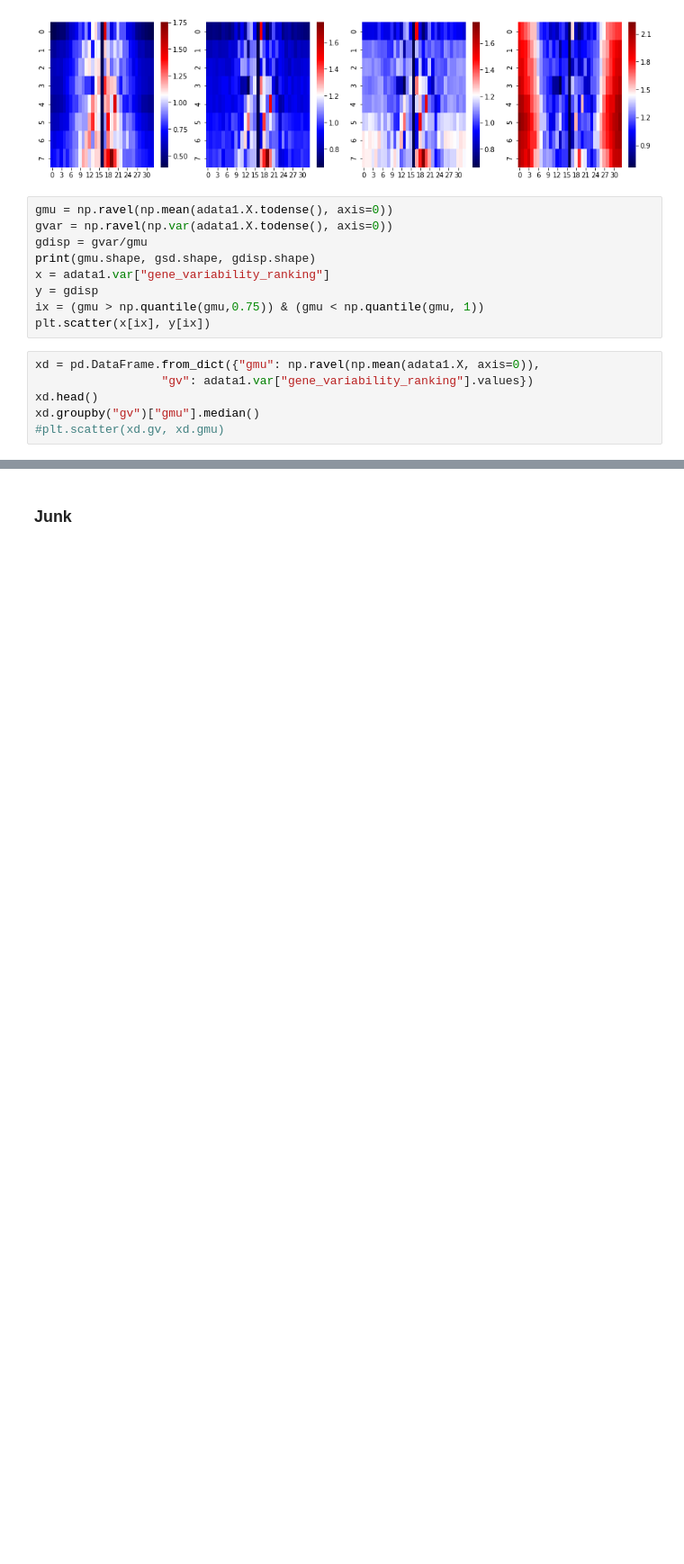
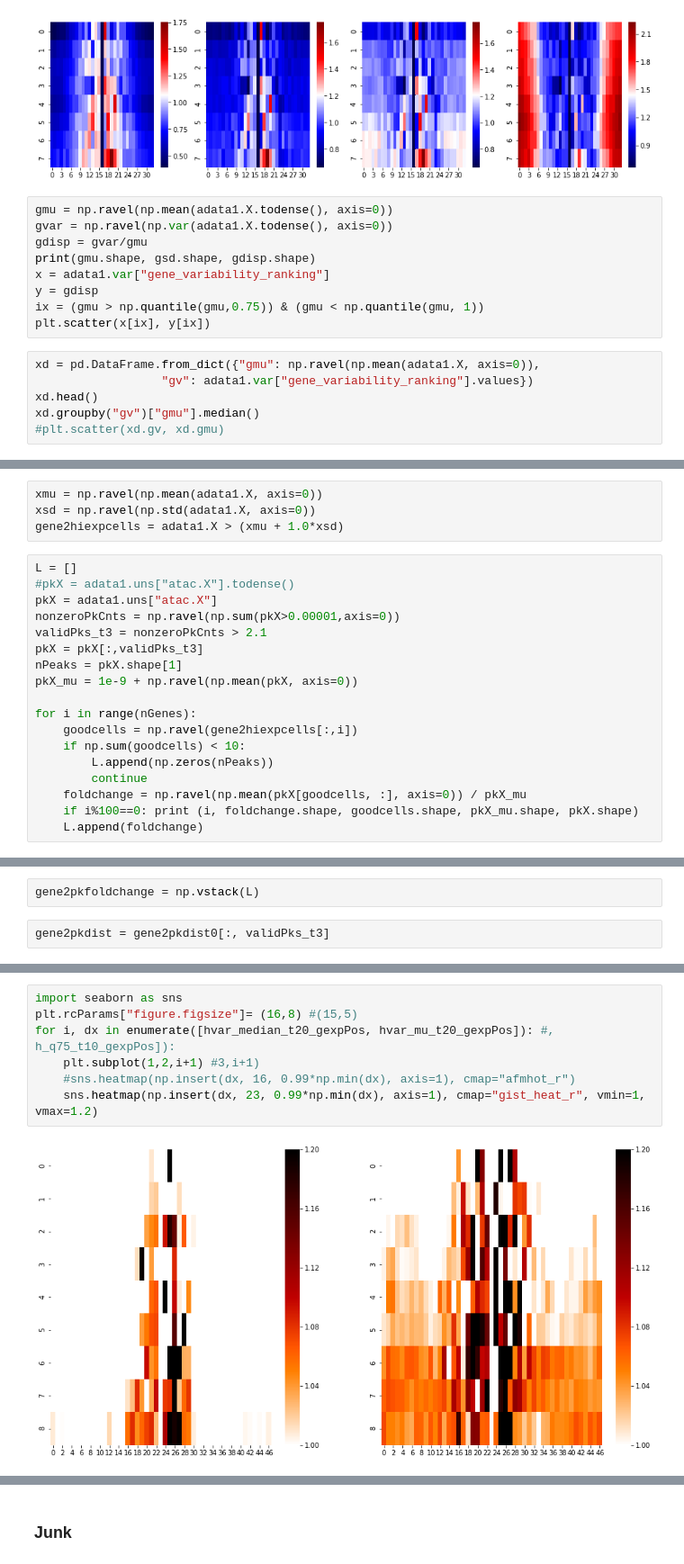
Before and after one commit to rs239/schema, a Jupyter notebook: examples/sci-car/scicar-test1.ipynb, the cells around one changed output, grey strips where cells are left out. Shown: that part at 90% size. Drawn from its saved outputs; the diff is of its cells as text; blank space fills up the shorter version.

```diff
--- a/examples/sci-car/scicar-test1.ipynb
+++ b/examples/sci-car/scicar-test1.ipynb
@@ -611,0 +682,22 @@ xd.groupby("gv")["gmu"].median()
+# %%
+xmu = np.ravel(np.mean(adata1.X, axis=0))
+xsd = np.ravel(np.std(adata1.X, axis=0))
+gene2hiexpcells = adata1.X > (xmu + 1.0*xsd)
+# %%
+L = []
+#pkX = adata1.uns["atac.X"].todense()
+pkX = adata1.uns["atac.X"]
+nonzeroPkCnts = np.ravel(np.sum(pkX>0.00001,axis=0))
+validPks_t3 = nonzeroPkCnts > 2.1
+pkX = pkX[:,validPks_t3]
+nPeaks = pkX.shape[1]
+pkX_mu = 1e-9 + np.ravel(np.mean(pkX, axis=0))
+
+for i in range(nGenes):
+    goodcells = np.ravel(gene2hiexpcells[:,i])
+    if np.sum(goodcells) < 10:
+        L.append(np.zeros(nPeaks))
+        continue
+    foldchange = np.ravel(np.mean(pkX[goodcells, :], axis=0)) / pkX_mu
+    if i%100==0: print (i, foldchange.shape, goodcells.shape, pkX_mu.shape, pkX.shape)
+    L.append(foldchange)
@@ -611,0 +722,4 @@ xd.groupby("gv")["gmu"].median()
+# %%
+gene2pkfoldchange = np.vstack(L)
+# %%
+gene2pkdist = gene2pkdist0[:, validPks_t3]
@@ -611,0 +809,9 @@ xd.groupby("gv")["gmu"].median()
+# %%
+import seaborn as sns
+plt.rcParams["figure.figsize"]= (16,8) #(15,5)
+for i, dx in enumerate([hvar_median_t20_gexpPos, hvar_mu_t20_gexpPos]): #, h_q75_t10_gexpPos]):
+    plt.subplot(1,2,i+1) #3,i+1)
+    #sns.heatmap(np.insert(dx, 16, 0.99*np.min(dx), axis=1), cmap="afmhot_r")
+    sns.heatmap(np.insert(dx, 23, 0.99*np.min(dx), axis=1), cmap="gist_heat_r", vmin=1, vmax=1.2)
+# %% [output]
+[figure, added]
```
Also changed, not shown: parts of 43 cells of this notebook, 1 other file.
